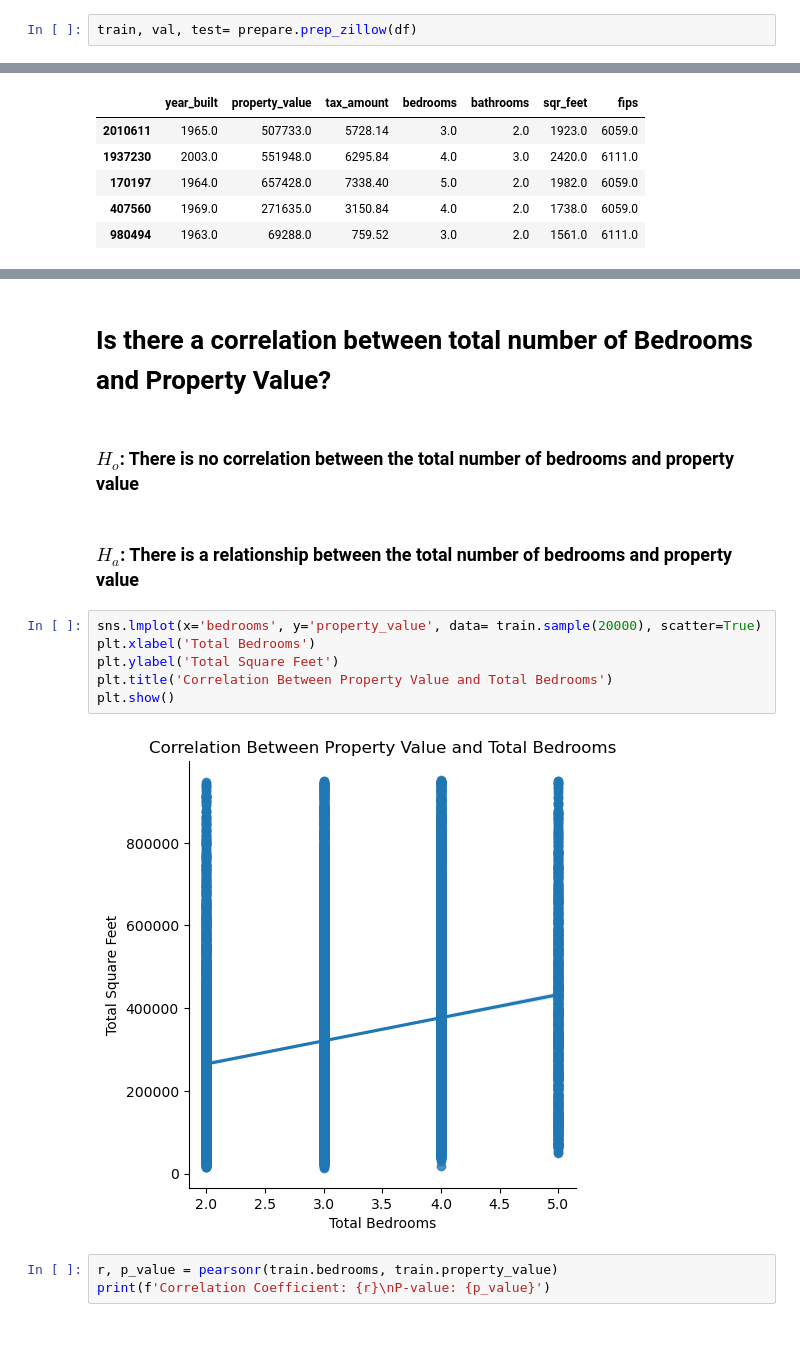
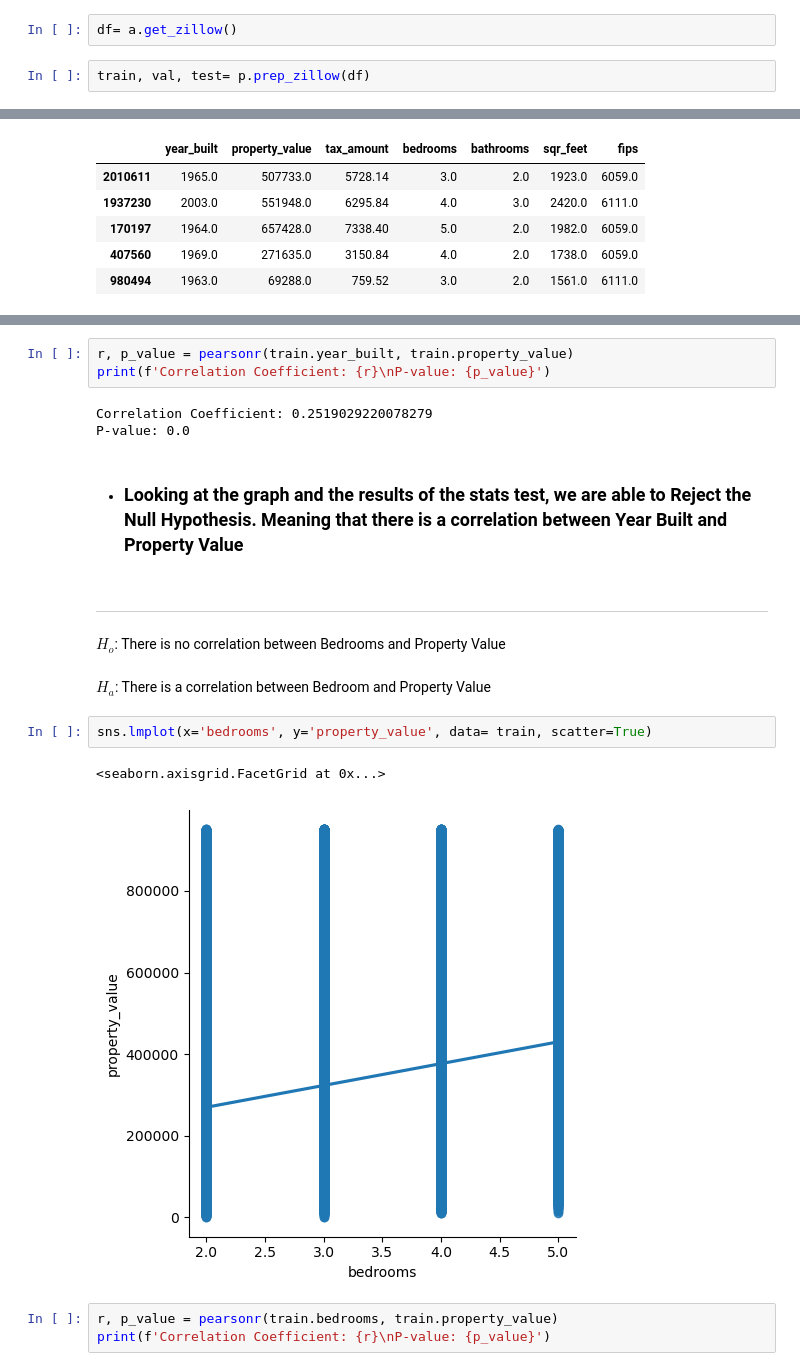
Before and after one commit to EstebanHernandez0/Zillow_Project, a Jupyter notebook: work_notebook.ipynb, the cells around one changed output, grey strips where cells are left out. Cells and saved outputs as stored; diff of their text form; blank space fills up the shorter version.

```diff
--- a/work_notebook.ipynb
+++ b/work_notebook.ipynb
@@ -56,2 +19,4 @@ df.drop(columns= ['Unnamed: 0'], inplace= True)
+# %%
+df= a.get_zillow()
 # %%
-train, val, test= prepare.prep_zillow(df)
+train, val, test= p.prep_zillow(df)
@@ -112,17 +101,22 @@ plt.show()
+# %%
+r, p_value = pearsonr(train.year_built, train.property_value)
+print(f'Correlation Coefficient: {r}\nP-value: {p_value}')
+# %% [output]
+Correlation Coefficient: 0.2519029220078279
+P-value: 0.0
+# %% [markdown]
+- ### Looking at the graph and the results of the stats test, we are able to Reject the Null Hypothesis. Meaning that there is a correlation between Year Built and Property Value
+# %% [markdown]
+----
 # %% [markdown]
-# Is there a correlation between total number of Bedrooms and Property Value?
+$H_{o}$: There is no correlation between Bedrooms and Property Value
 # %% [markdown]
-### $H_{o}$: There is no correlation between the total number of bedrooms and property value
+$H_{a}$: There is a correlation between Bedroom and Property Value
-# %% [markdown]
-### $H_{a}$: There is a relationship between the total number of bedrooms and property value
 # %%
-sns.lmplot(x='bedrooms', y='property_value', data= train.sample(20000), scatter=True)
-plt.xlabel('Total Bedrooms')
-plt.ylabel('Total Square Feet')
-plt.title('Correlation Between Property Value and Total Bedrooms')
-plt.show()
+sns.lmplot(x='bedrooms', y='property_value', data= train, scatter=True)
 # %% [output]
+<seaborn.axisgrid.FacetGrid at 0x...>
-[figure, old version]
+[figure, new version]
 # %%
 r, p_value = pearsonr(train.bedrooms, train.property_value)
 print(f'Correlation Coefficient: {r}\nP-value: {p_value}')
```
Also changed, not shown: parts of 55 cells of this notebook.
